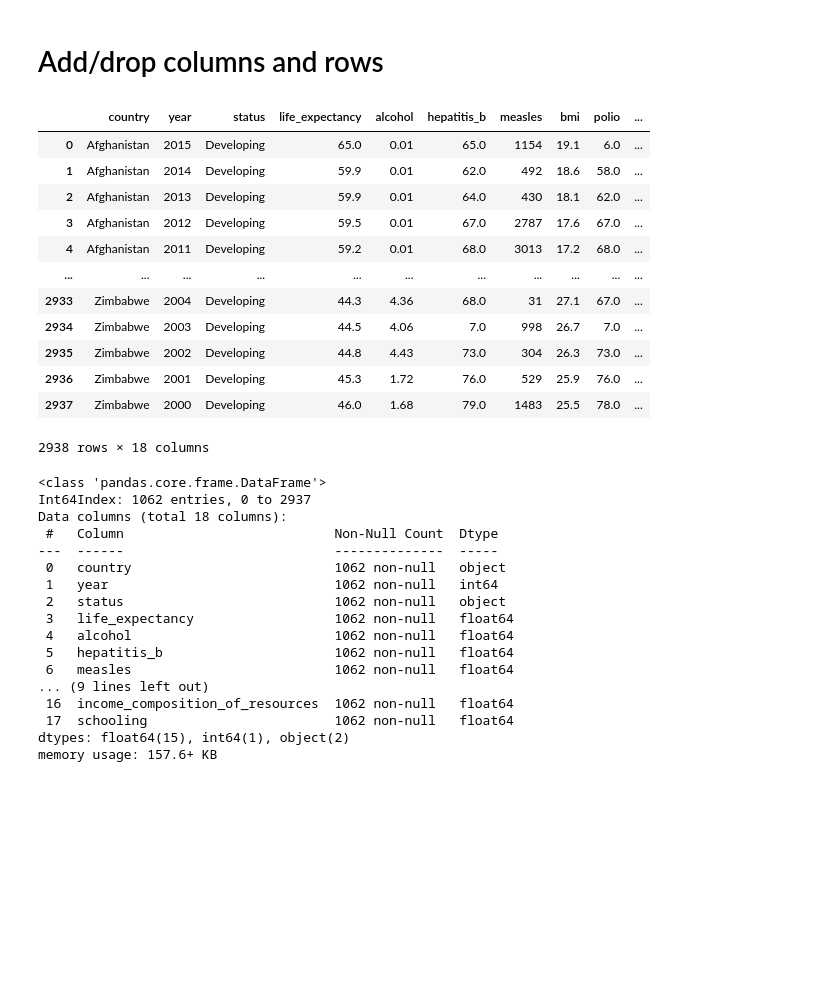
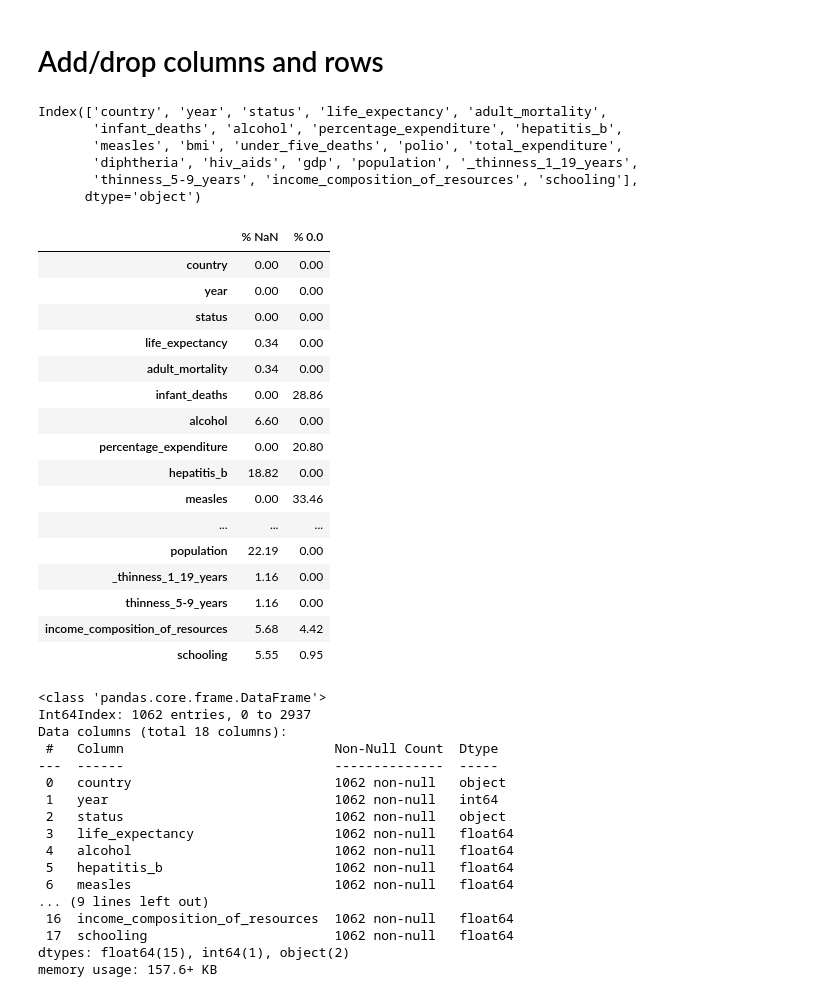
Before and after one commit to emma23579/ironhack_mid_term, a Jupyter notebook: life_expectancy_model_V2.ipynb, the cells around one changed output. Drawn from its saved outputs; the diff is of its cells as text; code cells hidden in the pictures; blank space fills up the shorter version.

```diff
--- a/life_expectancy_model_V2.ipynb
+++ b/life_expectancy_model_V2.ipynb
@@ -96,16 +208,31 @@ df.drop(['adult_mortality', 'percentage_expenditure', 'under_five_deaths', 'infa
-# %%
-df
-# %% [output]
-|  | country | year | status | life_expectancy | alcohol | hepatitis_b | measles | bmi | polio | ... |
-| 0 | Afghanistan | 2015 | Developing | 65.0 | 0.01 | 65.0 | 1154 | 19.1 | 6.0 | ... |
-| 1 | Afghanistan | 2014 | Developing | 59.9 | 0.01 | 62.0 | 492 | 18.6 | 58.0 | ... |
-| 2 | Afghanistan | 2013 | Developing | 59.9 | 0.01 | 64.0 | 430 | 18.1 | 62.0 | ... |
-| 3 | Afghanistan | 2012 | Developing | 59.5 | 0.01 | 67.0 | 2787 | 17.6 | 67.0 | ... |
-| 4 | Afghanistan | 2011 | Developing | 59.2 | 0.01 | 68.0 | 3013 | 17.2 | 68.0 | ... |
-| ... | ... | ... | ... | ... | ... | ... | ... | ... | ... | ... |
-| 2933 | Zimbabwe | 2004 | Developing | 44.3 | 4.36 | 68.0 | 31 | 27.1 | 67.0 | ... |
-| 2934 | Zimbabwe | 2003 | Developing | 44.5 | 4.06 | 7.0 | 998 | 26.7 | 7.0 | ... |
-| 2935 | Zimbabwe | 2002 | Developing | 44.8 | 4.43 | 73.0 | 304 | 26.3 | 73.0 | ... |
-| 2936 | Zimbabwe | 2001 | Developing | 45.3 | 1.72 | 76.0 | 529 | 25.9 | 76.0 | ... |
-| 2937 | Zimbabwe | 2000 | Developing | 46.0 | 1.68 | 79.0 | 1483 | 25.5 | 78.0 | ... |
-2938 rows × 18 columns
+# %%
+#save initial file without removing rows and columns
+df_original = df.copy()
+df_original.columns
+# %% [output]
+Index(['country', 'year', 'status', 'life_expectancy', 'adult_mortality',
+       'infant_deaths', 'alcohol', 'percentage_expenditure', 'hepatitis_b',
+       'measles', 'bmi', 'under_five_deaths', 'polio', 'total_expenditure',
+       'diphtheria', 'hiv_aids', 'gdp', 'population', '_thinness_1_19_years',
+       'thinness_5-9_years', 'income_composition_of_resources', 'schooling'],
+      dtype='object')
+# %%
+pd.DataFrame({"% NaN" : round(df.isna().sum()/len(df),4)*100, "% 0.0" : round(df[df == 0].count(axis=0)/len(df.index)* 100,2)}).head(22)
+# %% [output]
+|  | % NaN | % 0.0 |
+| country | 0.00 | 0.00 |
+| year | 0.00 | 0.00 |
+| status | 0.00 | 0.00 |
+| life_expectancy | 0.34 | 0.00 |
+| adult_mortality | 0.34 | 0.00 |
+| infant_deaths | 0.00 | 28.86 |
+| alcohol | 6.60 | 0.00 |
+| percentage_expenditure | 0.00 | 20.80 |
+| hepatitis_b | 18.82 | 0.00 |
+| measles | 0.00 | 33.46 |
+| ... | ... | ... |
+| population | 22.19 | 0.00 |
+| _thinness_1_19_years | 1.16 | 0.00 |
+| thinness_5-9_years | 1.16 | 0.00 |
+| income_composition_of_resources | 5.68 | 4.42 |
+| schooling | 5.55 | 0.95 |
```
Also changed, not shown: parts of 45 cells of this notebook.
